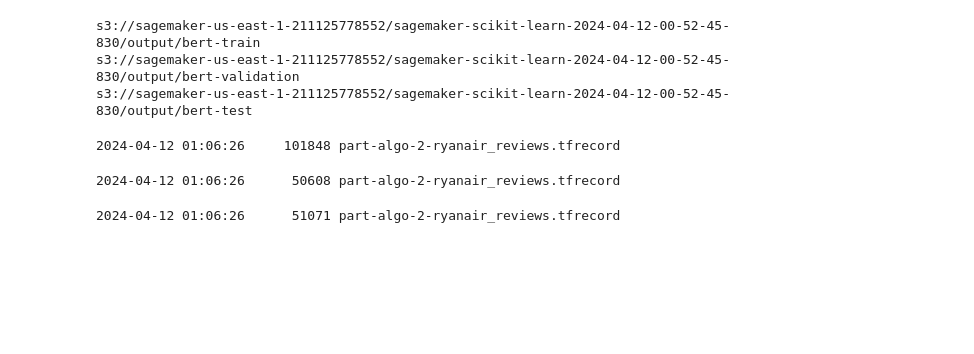
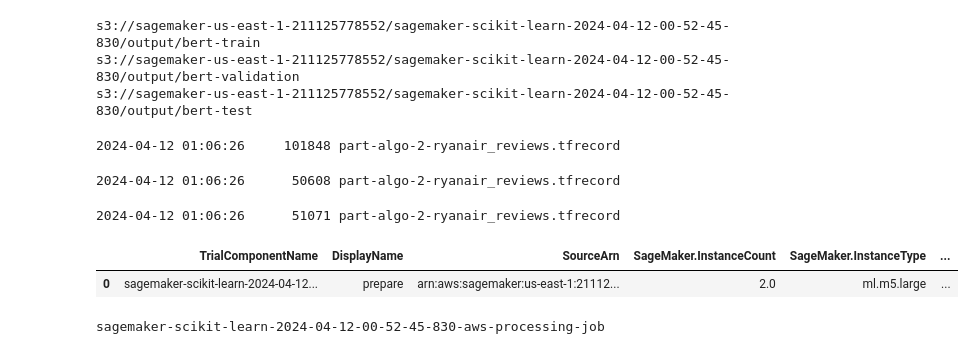
Before and after one commit to UVA-MLSys/Big-Data-Systems, a Jupyter notebook: Team 4/03_Prepare_Dataset.ipynb, the cells around one changed output. Saved outputs shown, nothing was run; the diff lists cells and outputs as text; code cells hidden in the pictures; blank space fills up the shorter version.

```diff
--- a/Team 4/03_Prepare_Dataset.ipynb
+++ b/Team 4/03_Prepare_Dataset.ipynb
@@ -336,3 +336,25 @@ s3://sagemaker-us-east-1-211125778552/sagemaker-scikit-learn-2024-04-12-00-52-45
 !aws s3 ls $processed_test_data_s3_uri/
 # %% [output]
 2024-04-12 01:06:26      51071 part-algo-2-ryanair_reviews.tfrecord
+# %%
+from sagemaker.analytics import ExperimentAnalytics
+
+import pandas as pd
+
+pd.set_option("max_colwidth", 500)
+# pd.set_option("max_rows", 100)
+
+experiment_analytics = ExperimentAnalytics(
+    sagemaker_session=sess, experiment_name=experiment_name, sort_by="CreationTime", sort_order="Descending"
+)
+
+experiment_analytics_df = experiment_analytics.dataframe()
+experiment_analytics_df
+# %% [output]
+|  | TrialComponentName | DisplayName | SourceArn | SageMaker.InstanceCount | SageMaker.InstanceType | ... |
+| 0 | sagemaker-scikit-learn-2024-04-12... | prepare | arn:aws:sagemaker:us-east-1:21112... | 2.0 | ml.m5.large | ... |
+# %%
+trial_component_name = experiment_analytics_df.TrialComponentName[0]
+print(trial_component_name)
+# %% [output]
+sagemaker-scikit-learn-2024-04-12-00-52-45-830-aws-processing-job
```
Also changed, not shown: parts of 2 cells of this notebook.
